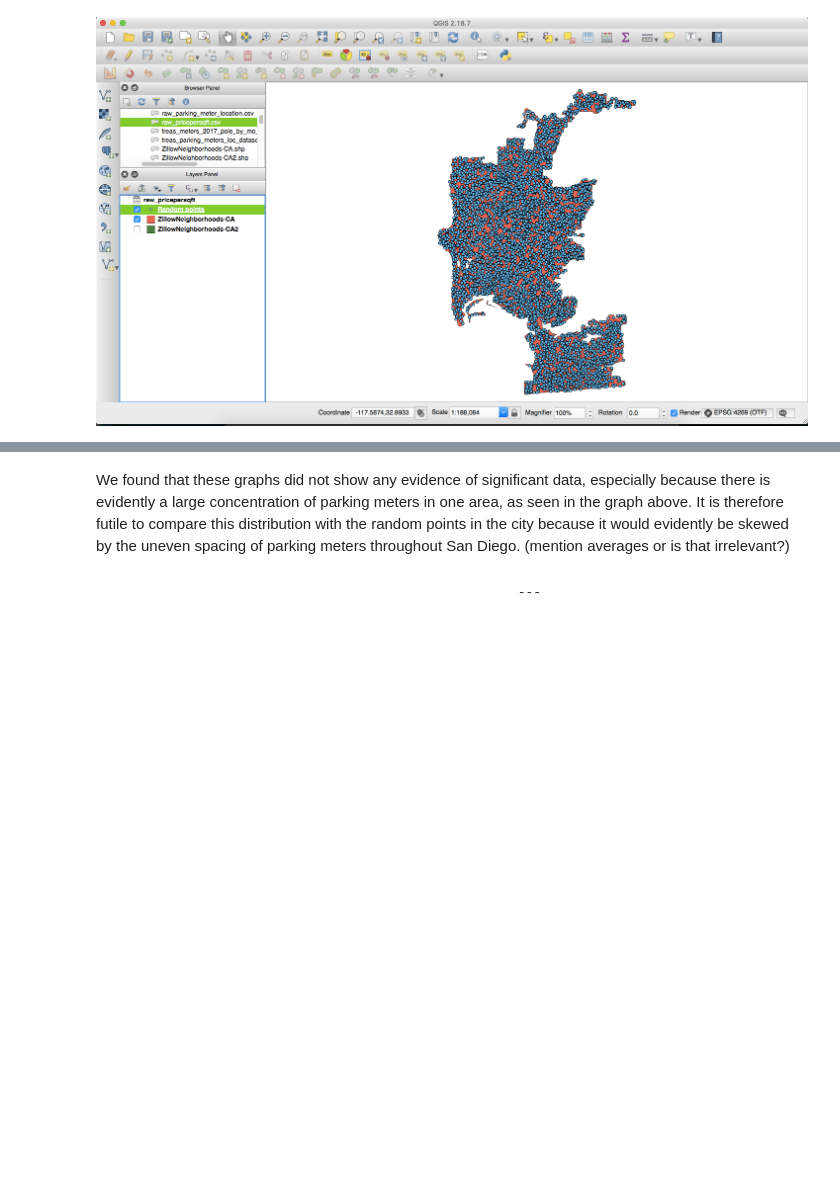
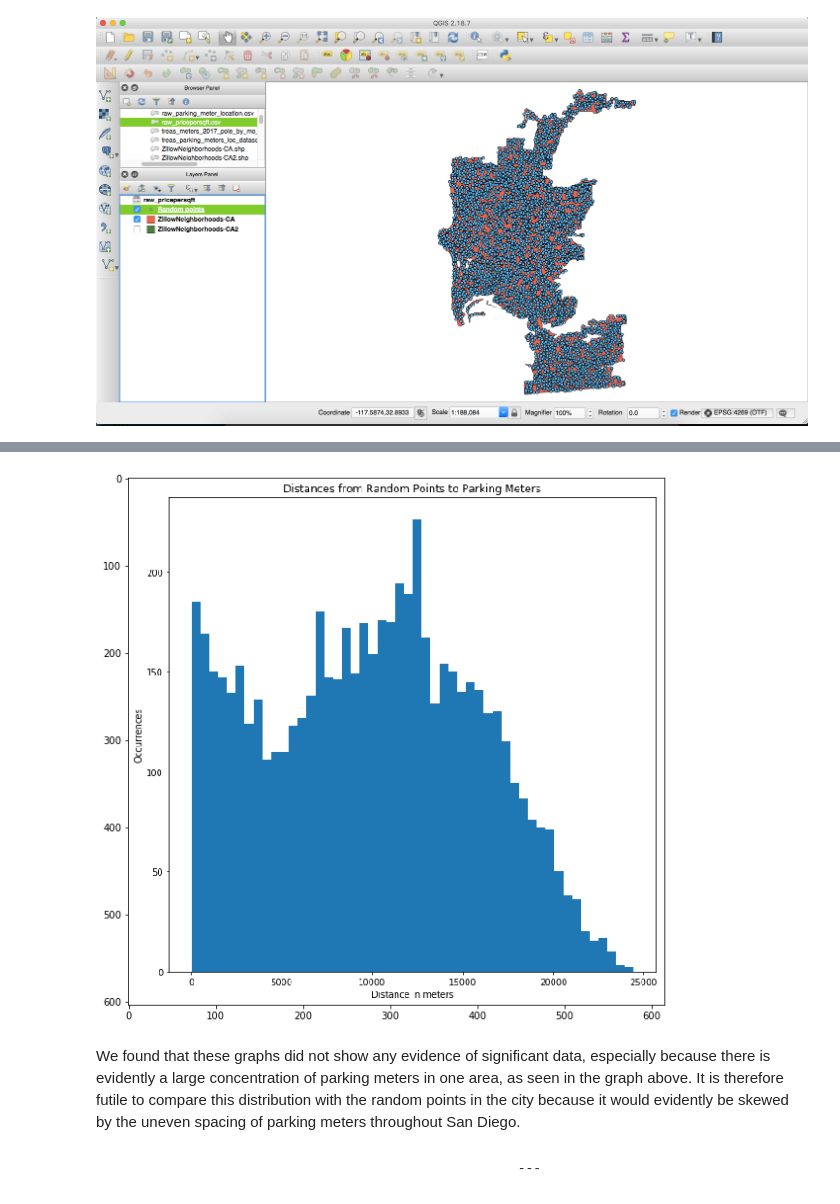
Before and after one commit to mac011/Pr_087, a Jupyter notebook: Pr_087_HackathonSubmission.ipynb, the cells around one changed output, grey strips where cells are left out. Drawn from its saved outputs; the diff is of its cells as text; code cells hidden in the pictures; blank space fills up the shorter version.

```diff
--- a/Pr_087_HackathonSubmission.ipynb
+++ b/Pr_087_HackathonSubmission.ipynb
@@ -124,2 +226,8 @@ Image("plots/QGis3.png")
+# %%
+from scipy import misc
+plt.imshow(misc.imread("plots/Distances_From_Random_Points_To_Nearest_Parking_Meters.png"))
+plt.show()
+# %% [output]
+[figure, added]
 # %% [markdown]
-We found that these graphs did not show any evidence of significant data, especially because there is evidently a large concentration of parking meters in one area, as seen in the graph above. It is therefore futile to compare this distribution with the random points in the city because it would evidently be skewed by the uneven spacing of parking meters throughout San Diego. (mention averages or is that irrelevant?)
+We found that these graphs did not show any evidence of significant data, especially because there is evidently a large concentration of parking meters in one area, as seen in the graph above. It is therefore futile to compare this distribution with the random points in the city because it would evidently be skewed by the uneven spacing of parking meters throughout San Diego.
```
Also changed, not shown: parts of 30 cells of this notebook, 2 other files.
